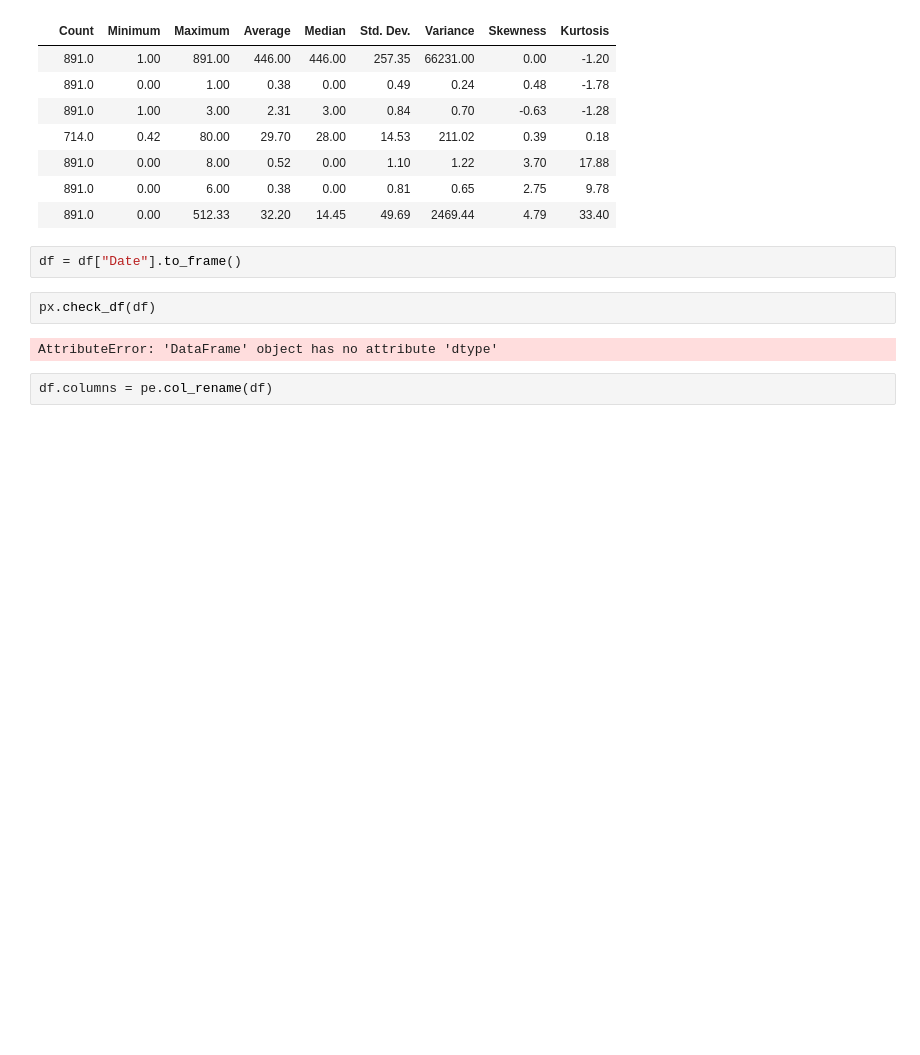
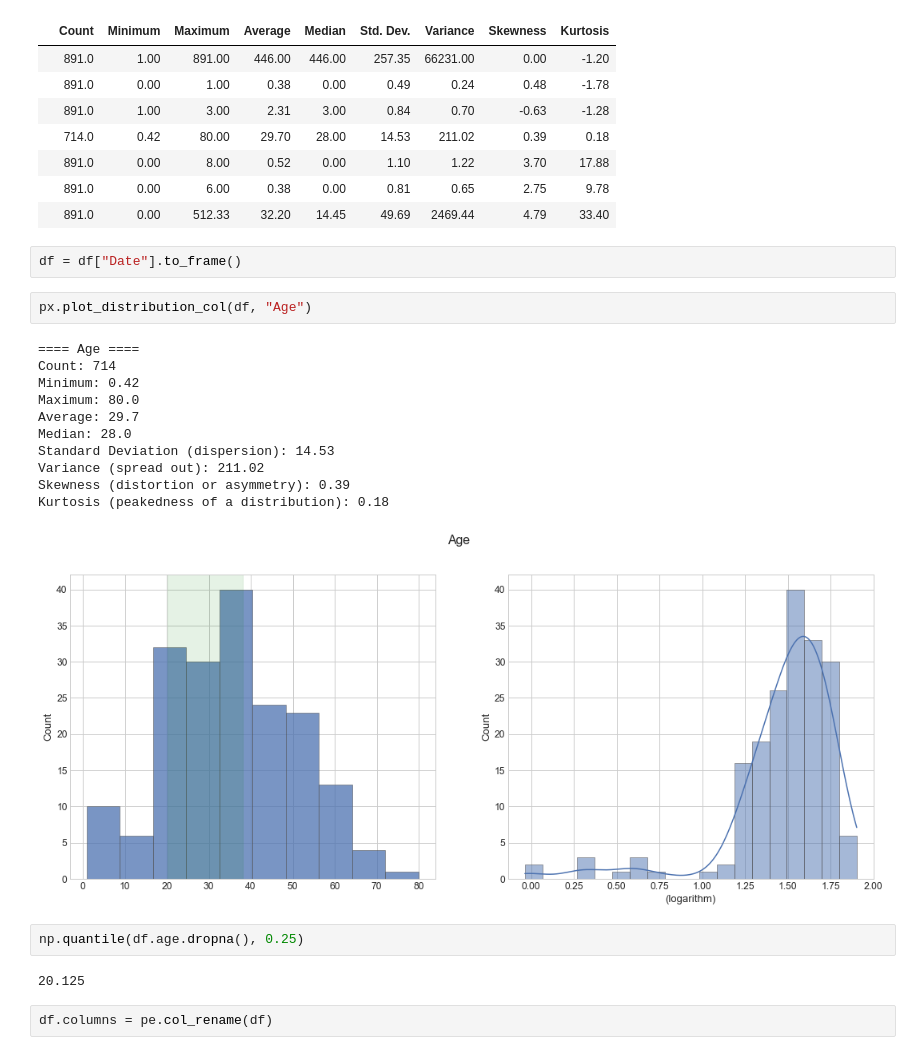
Before and after one commit to lep511/pexplorer, a Jupyter notebook: _pexplorer_test.ipynb, the cells around one changed output. Saved outputs shown, nothing was run; the diff lists cells and outputs as text; blank space fills up the shorter version.

```diff
--- a/_pexplorer_test.ipynb
+++ b/_pexplorer_test.ipynb
@@ -66,9 +66,23 @@ px.info_num(df)
 # %%
 df = df["Date"].to_frame()
 # %%
-px.check_df(df)
+px.plot_distribution_col(df, "Age")
 # %% [output]
-AttributeError: 'DataFrame' object has no attribute 'dtype'
+==== Age ====
+Count: 714
+Minimum: 0.42
+Maximum: 80.0
+Average: 29.7
+Median: 28.0
+Standard Deviation (dispersion): 14.53
+Variance (spread out): 211.02
+Skewness (distortion or asymmetry): 0.39
+Kurtosis (peakedness of a distribution): 0.18
+[figure, added]
+# %%
+np.quantile(df.age.dropna(), 0.25)
+# %% [output]
+20.125
 # %%
 df.columns = pe.col_rename(df)
 # %%
```
Also changed, not shown: parts of 1 cell of this notebook, 1 other file.
